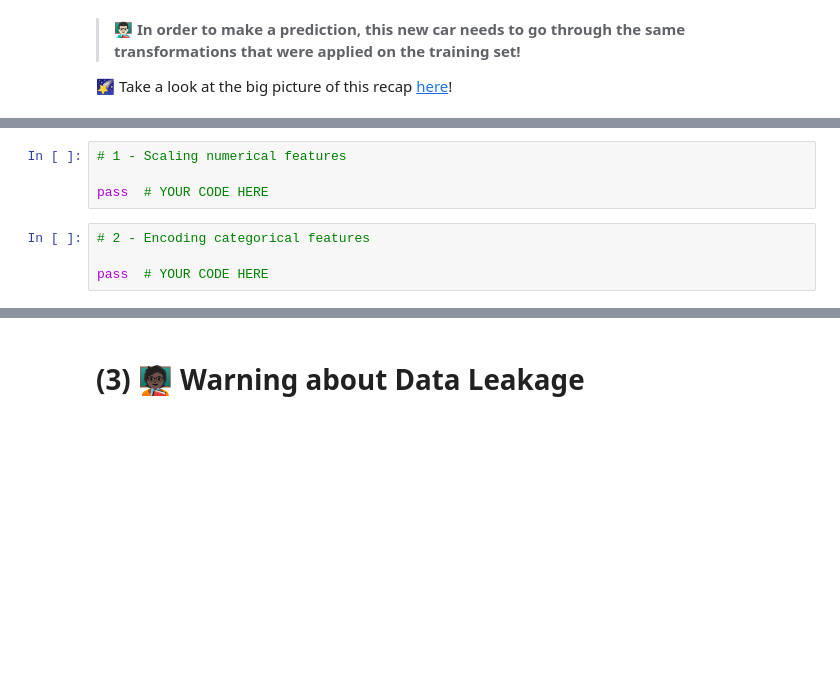
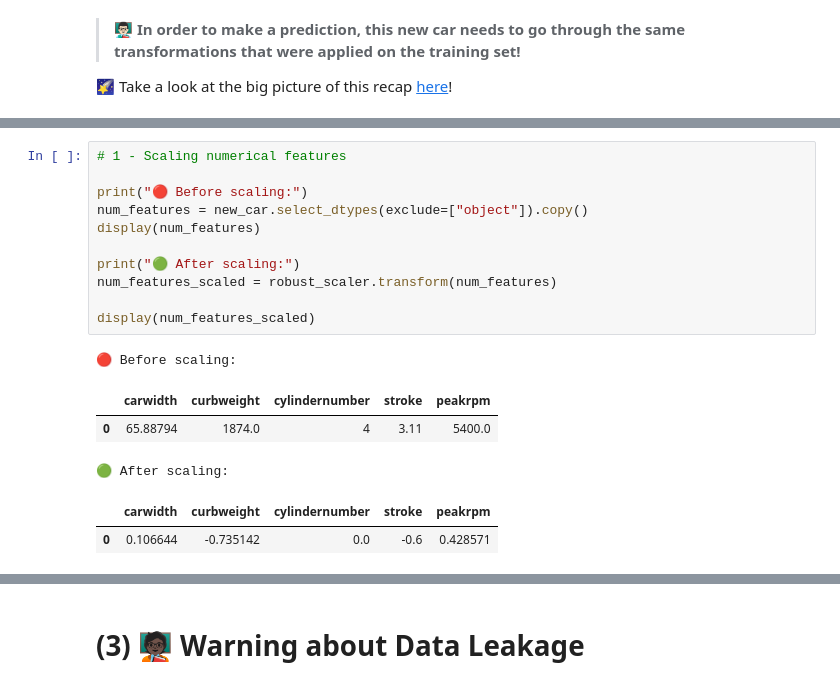
Before and after one commit to itsyeren/data-car-preparation, a Jupyter notebook: Recap - The Cars Dataset.ipynb, the cells around one changed output, grey strips where cells are left out. Drawn from its saved outputs; the diff is of its cells as text; blank space fills up the shorter version.

```diff
--- a/Recap - The Cars Dataset.ipynb
+++ b/Recap - The Cars Dataset.ipynb
@@ -502,8 +530,18 @@ pass  # YOUR CODE HERE
-# %%
-# 1 - Scaling numerical features
-
-pass  # YOUR CODE HERE
-# %%
-# 2 - Encoding categorical features
-
-pass  # YOUR CODE HERE
+# %%
+# 1 - Scaling numerical features
+
+print("🔴 Before scaling:")
+num_features = new_car.select_dtypes(exclude=["object"]).copy()
+display(num_features)
+
+print("🟢 After scaling:")
+num_features_scaled = robust_scaler.transform(num_features)
+
+display(num_features_scaled)
+# %% [output]
+🔴 Before scaling:
+|  | carwidth | curbweight | cylindernumber | stroke | peakrpm |
+| 0 | 65.88794 | 1874.0 | 4 | 3.11 | 5400.0 |
+🟢 After scaling:
+|  | carwidth | curbweight | cylindernumber | stroke | peakrpm |
+| 0 | 0.106644 | -0.735142 | 0.0 | -0.6 | 0.428571 |
```
Also changed, not shown: parts of 14 cells of this notebook.
